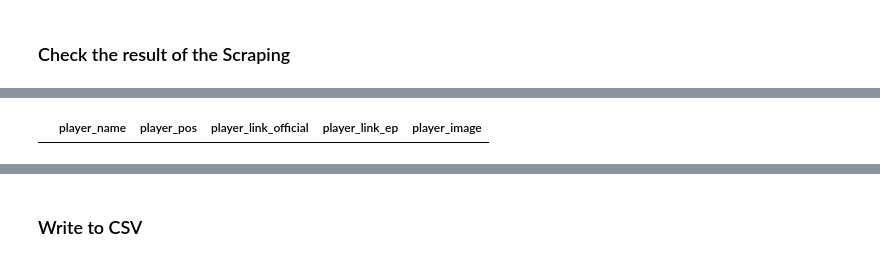
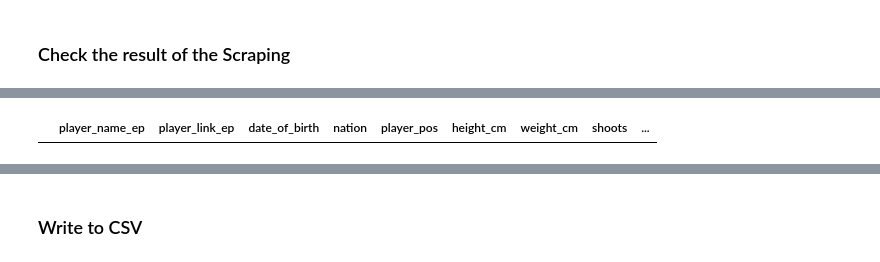
Before and after one commit to shigenogoro/NHL-Prospect-Predictor, a Jupyter notebook: eliteprospects_scraper/player-facts-preparation.ipynb, the cells around one changed output, grey strips where cells are left out. Drawn from its saved outputs; the diff is of its cells as text; code cells hidden in the pictures.

Commit message:
Fetch and merged new facts data with stats

```diff
--- a/eliteprospects_scraper/player-facts-preparation.ipynb
+++ b/eliteprospects_scraper/player-facts-preparation.ipynb
@@ -1148,8 +1148,8 @@ nhl_players_facts
 # %%
 # Find duplicate rows
-duplicate_rows = nhl_players_facts[nhl_players_facts.duplicated(['player_name', 'player_link_ep'], keep=False)]
+duplicate_rows = nhl_players_facts[nhl_players_facts.duplicated(['player_name_ep', 'player_link_ep'], keep=False)]
 duplicate_rows
 # %% [output]
-|  | player_name | player_pos | player_link_official | player_link_ep | player_image |
+|  | player_name_ep | player_link_ep | date_of_birth | nation | player_pos | height_cm | weight_cm | shoots | ... |
 # %%
 # Remove duplicate rows
```
Also changed, not shown: parts of 16 cells of this notebook, 7 other files.
